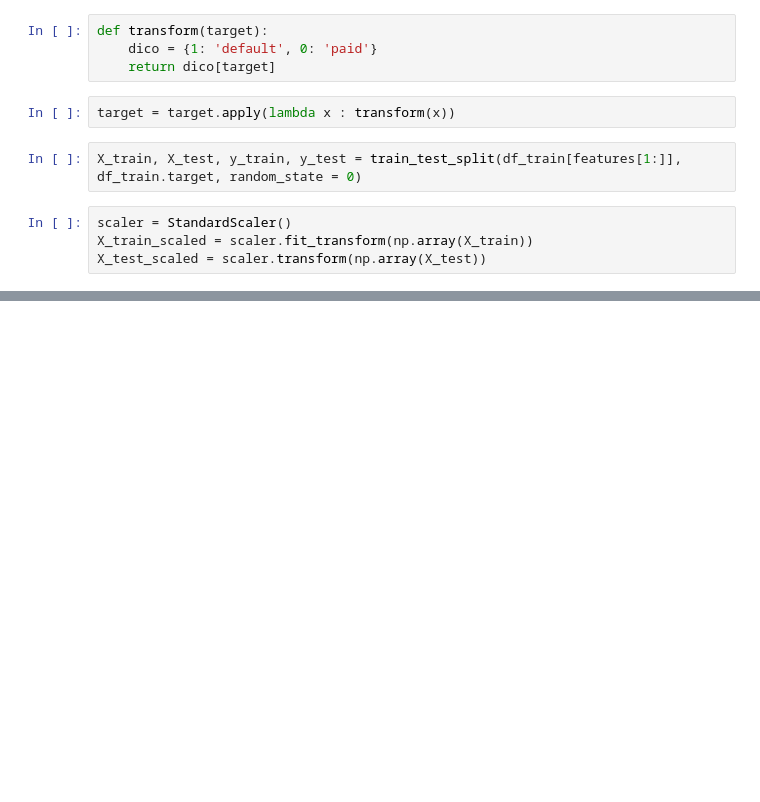
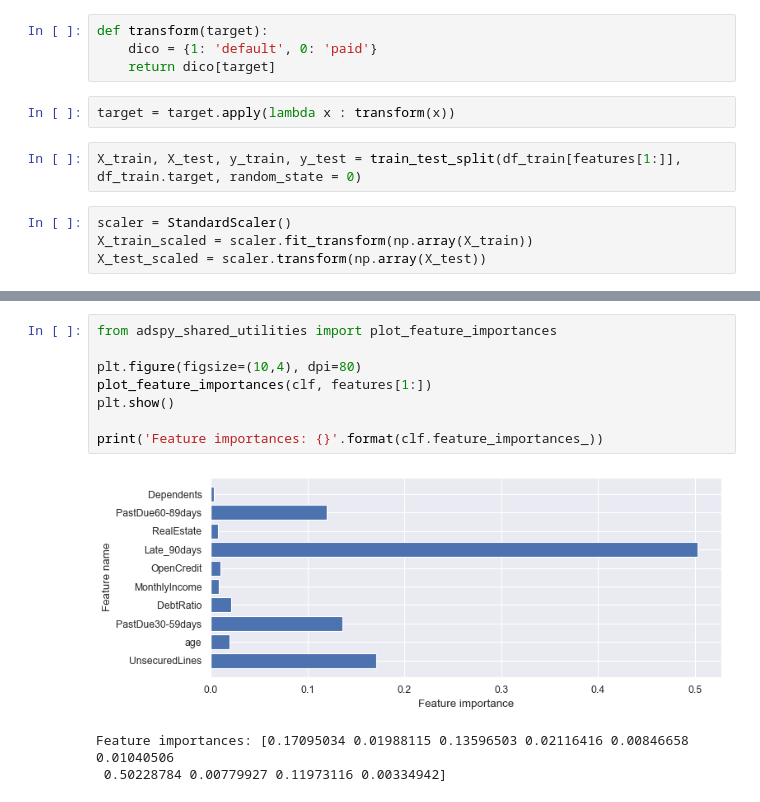
Before and after one commit to sarbol/Credit_risk_model, a Jupyter notebook: Loan_Defaulters.ipynb, the cells around one changed output, grey strips where cells are left out. Cells and saved outputs as stored; diff of their text form; blank space fills up the shorter version.

```diff
--- a/Loan_Defaulters.ipynb
+++ b/Loan_Defaulters.ipynb
@@ -146,2 +194,14 @@ print(f1_score(y_test, predict))
+# %%
+from adspy_shared_utilities import plot_feature_importances
+
+plt.figure(figsize=(10,4), dpi=80)
+plot_feature_importances(clf, features[1:])
+plt.show()
+
+print('Feature importances: {}'.format(clf.feature_importances_))
+# %% [output]
+[figure, added]
+Feature importances: [0.17095034 0.01988115 0.13596503 0.02116416 0.00846658 0.01040506
+ 0.50228784 0.00779927 0.11973116 0.00334942]
 # %%
 pd.Series(predict).apply(lambda x: transform(x))
```
Also changed, not shown: parts of 26 cells of this notebook, 4 other files.
